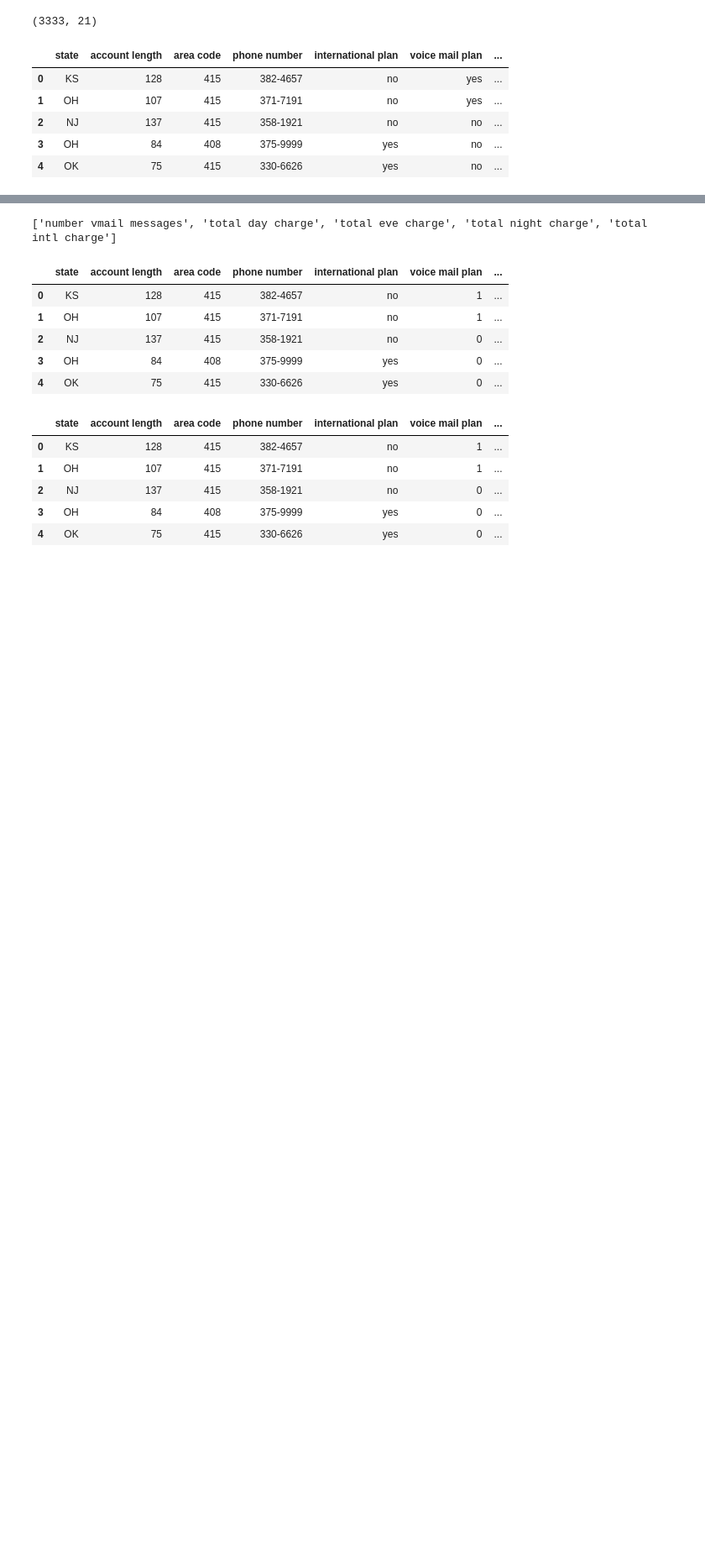
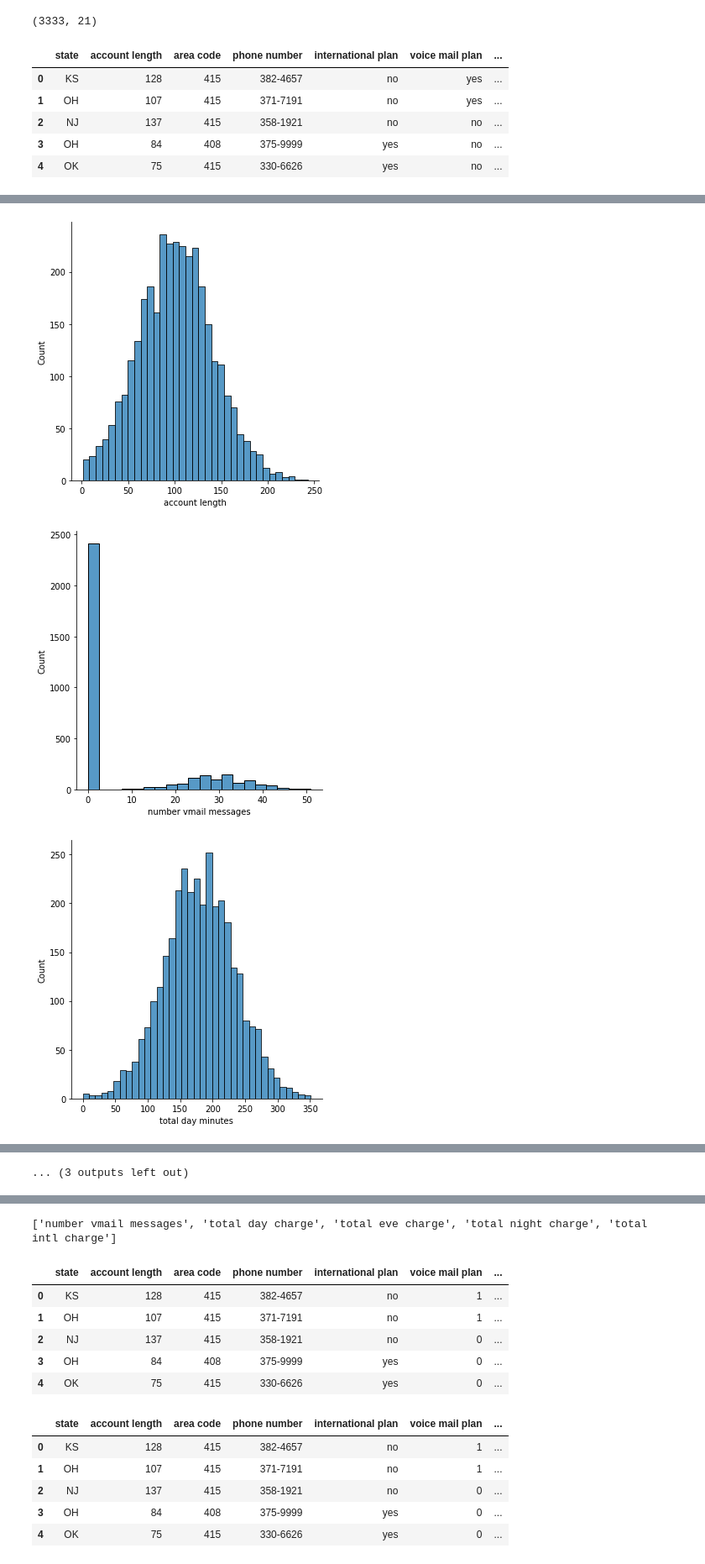
Before and after one commit to ptorres001/customer_churn, a Jupyter notebook: 01_EDA_Cleaning.ipynb, the cells around one changed output, grey strips where cells are left out. Shown at 84% size. Saved outputs shown, nothing was run; the diff lists cells and outputs as text; code cells hidden in the pictures; blank space fills up the shorter version.

```diff
--- a/01_EDA_Cleaning.ipynb
+++ b/01_EDA_Cleaning.ipynb
@@ -79,0 +146,7 @@ df.describe(include = 'all')
+# %%
+cat_lst = ['area code','international plan', 'voice mail plan', 'churn','state']
+con_lst = [x for x in df.columns.values if x not in cat_lst]
+
+for x in cat_lst:
+    print(df[x].value_counts(normalize = True))
+    print('\n')
@@ -79,0 +171,8 @@ df.describe(include = 'all')
+# %%
+# run a quick for loop to look at the distributions for the continuous or semi-continuous columns
+for x in con_lst:
+    sb.displot(df[x])
+# %% [output]
+[figure, added]
+[figure, added]
+[figure, added]
@@ -79,0 +188 @@ df.describe(include = 'all')
+... (3 outputs left out)
```
Also changed, not shown: parts of 18 cells of this notebook.
